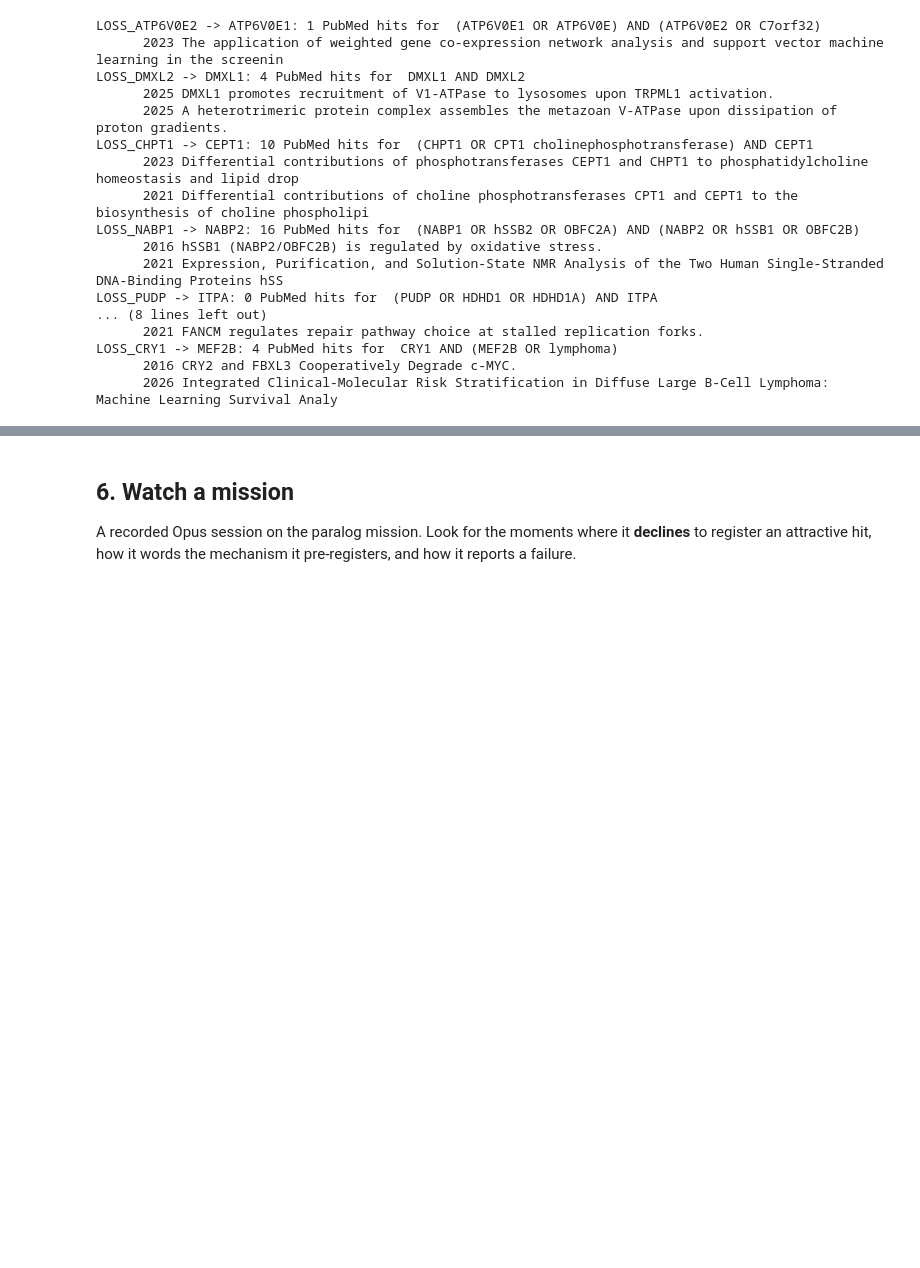
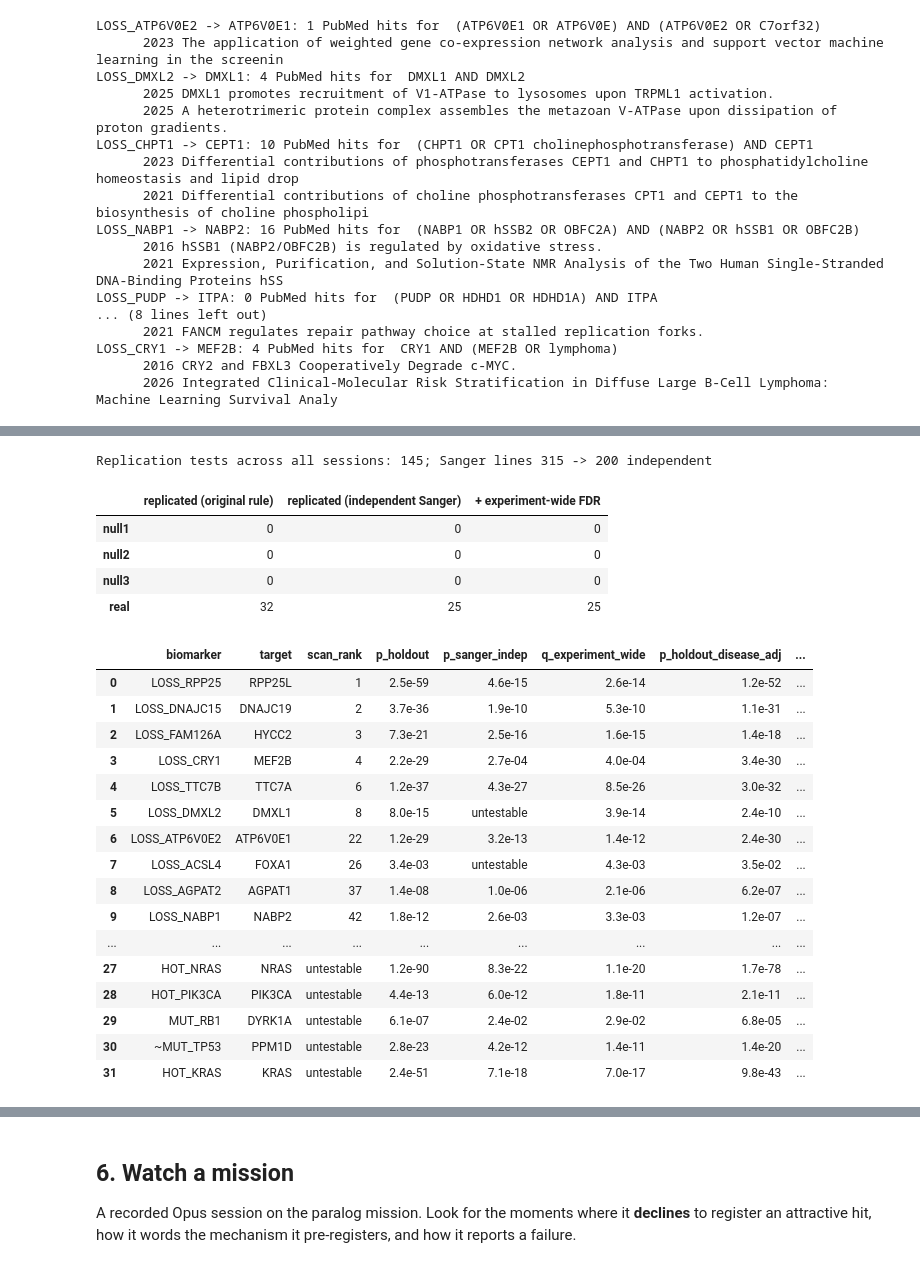
Before and after one commit to nathanmaulding/tutorial-projects, a Jupyter notebook: agentic-ai-for-science/03_agentic_target_discovery.ipynb, the cells around one changed output, grey strips where cells are left out. Drawn from its saved outputs; the diff is of its cells as text; code cells hidden in the pictures; blank space fills up the shorter version.

```diff
--- a/agentic-ai-for-science/03_agentic_target_discovery.ipynb
+++ b/agentic-ai-for-science/03_agentic_target_discovery.ipynb
@@ -255,0 +267,35 @@ LOSS_CRY1 -> MEF2B: 4 PubMed hits for  CRY1 AND (MEF2B OR lymphoma)
+# %%
+ra = json.load(open("runs/part2/reanalysis.json"))
+print(f"Replication tests across all sessions: {ra['summary']['holdout_queries_total']}; "
+      f"Sanger lines {ra['summary']['sanger_lines_all']} -> {ra['summary']['sanger_lines_indep']} independent")
+display(pd.DataFrame(ra["summary"]["by_world"]).T.rename(columns={
+    "replicated_v1": "replicated (original rule)", "replicated_v2": "replicated (independent Sanger)",
+    "survives_fdr": "+ experiment-wide FDR"}))
+cand = pd.DataFrame(ra["candidates"])
+cols = ["biomarker", "target", "scan_rank", "p_holdout", "p_sanger_indep", "q_experiment_wide",
+        "p_holdout_disease_adj", "p_sanger_indep_permutation", "top_disease", "top_disease_share", "survives_all"]
+cand[cols].style.format({c: "{:.1e}" for c in cols if c.startswith(("p_", "q_"))} | {"scan_rank": "{:.0f}"}, na_rep="untestable")
+# %% [output]
+Replication tests across all sessions: 145; Sanger lines 315 -> 200 independent
+|  | replicated (original rule) | replicated (independent Sanger) | + experiment-wide FDR |
+| null1 | 0 | 0 | 0 |
+| null2 | 0 | 0 | 0 |
+| null3 | 0 | 0 | 0 |
+| real | 32 | 25 | 25 |
+|  | biomarker | target | scan_rank | p_holdout | p_sanger_indep | q_experiment_wide | p_holdout_disease_adj | ... |
+| 0 | LOSS_RPP25 | RPP25L | 1 | 2.5e-59 | 4.6e-15 | 2.6e-14 | 1.2e-52 | ... |
+| 1 | LOSS_DNAJC15 | DNAJC19 | 2 | 3.7e-36 | 1.9e-10 | 5.3e-10 | 1.1e-31 | ... |
+| 2 | LOSS_FAM126A | HYCC2 | 3 | 7.3e-21 | 2.5e-16 | 1.6e-15 | 1.4e-18 | ... |
+| 3 | LOSS_CRY1 | MEF2B | 4 | 2.2e-29 | 2.7e-04 | 4.0e-04 | 3.4e-30 | ... |
+| 4 | LOSS_TTC7B | TTC7A | 6 | 1.2e-37 | 4.3e-27 | 8.5e-26 | 3.0e-32 | ... |
+| 5 | LOSS_DMXL2 | DMXL1 | 8 | 8.0e-15 | untestable | 3.9e-14 | 2.4e-10 | ... |
+| 6 | LOSS_ATP6V0E2 | ATP6V0E1 | 22 | 1.2e-29 | 3.2e-13 | 1.4e-12 | 2.4e-30 | ... |
+| 7 | LOSS_ACSL4 | FOXA1 | 26 | 3.4e-03 | untestable | 4.3e-03 | 3.5e-02 | ... |
+| 8 | LOSS_AGPAT2 | AGPAT1 | 37 | 1.4e-08 | 1.0e-06 | 2.1e-06 | 6.2e-07 | ... |
+| 9 | LOSS_NABP1 | NABP2 | 42 | 1.8e-12 | 2.6e-03 | 3.3e-03 | 1.2e-07 | ... |
+| ... | ... | ... | ... | ... | ... | ... | ... | ... |
+| 27 | HOT_NRAS | NRAS | untestable | 1.2e-90 | 8.3e-22 | 1.1e-20 | 1.7e-78 | ... |
+| 28 | HOT_PIK3CA | PIK3CA | untestable | 4.4e-13 | 6.0e-12 | 1.8e-11 | 2.1e-11 | ... |
+| 29 | MUT_RB1 | DYRK1A | untestable | 6.1e-07 | 2.4e-02 | 2.9e-02 | 6.8e-05 | ... |
+| 30 | ~MUT_TP53 | PPM1D | untestable | 2.8e-23 | 4.2e-12 | 1.4e-11 | 1.4e-20 | ... |
+| 31 | HOT_KRAS | KRAS | untestable | 2.4e-51 | 7.1e-18 | 7.0e-17 | 9.8e-43 | ... |
```
Also changed, not shown: parts of 7 cells of this notebook, 14 other files.
